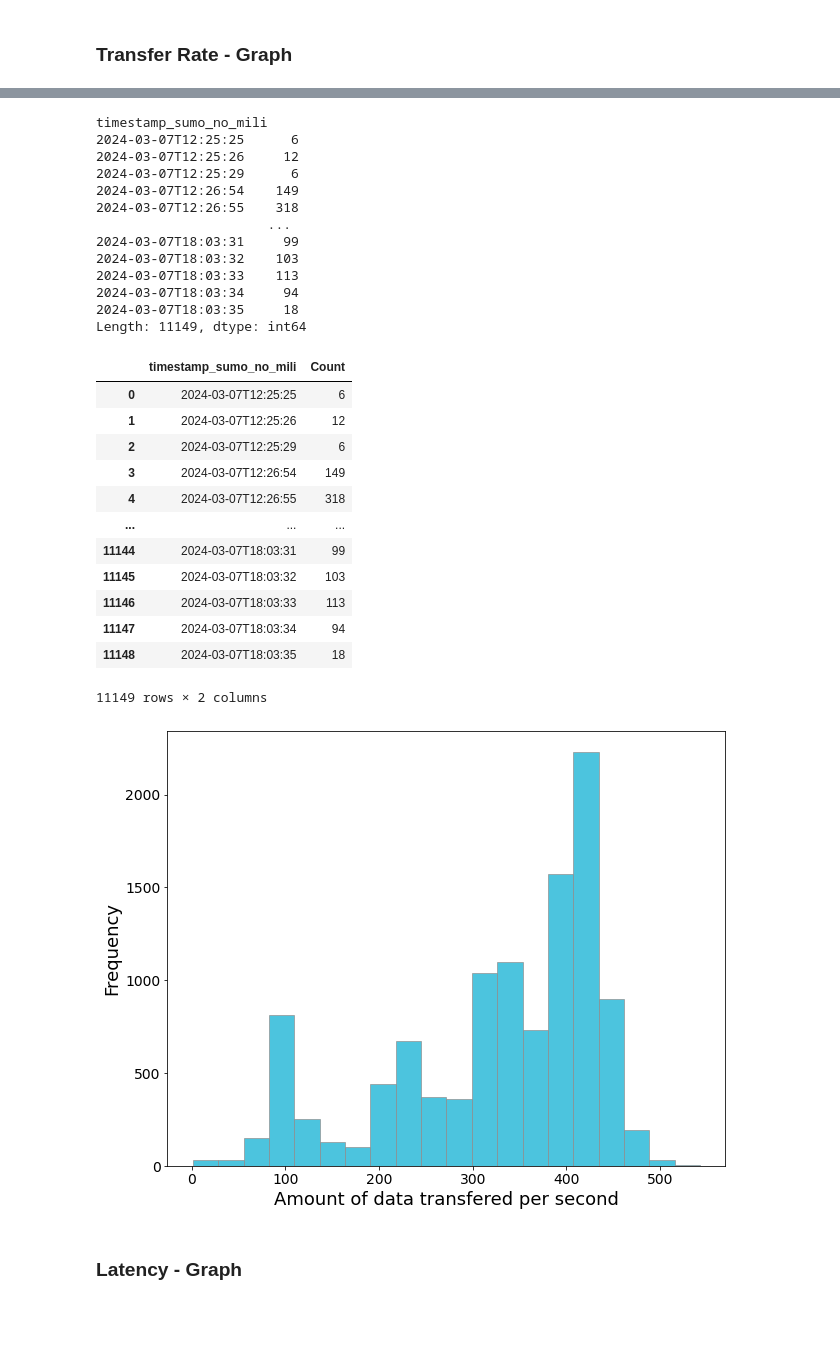
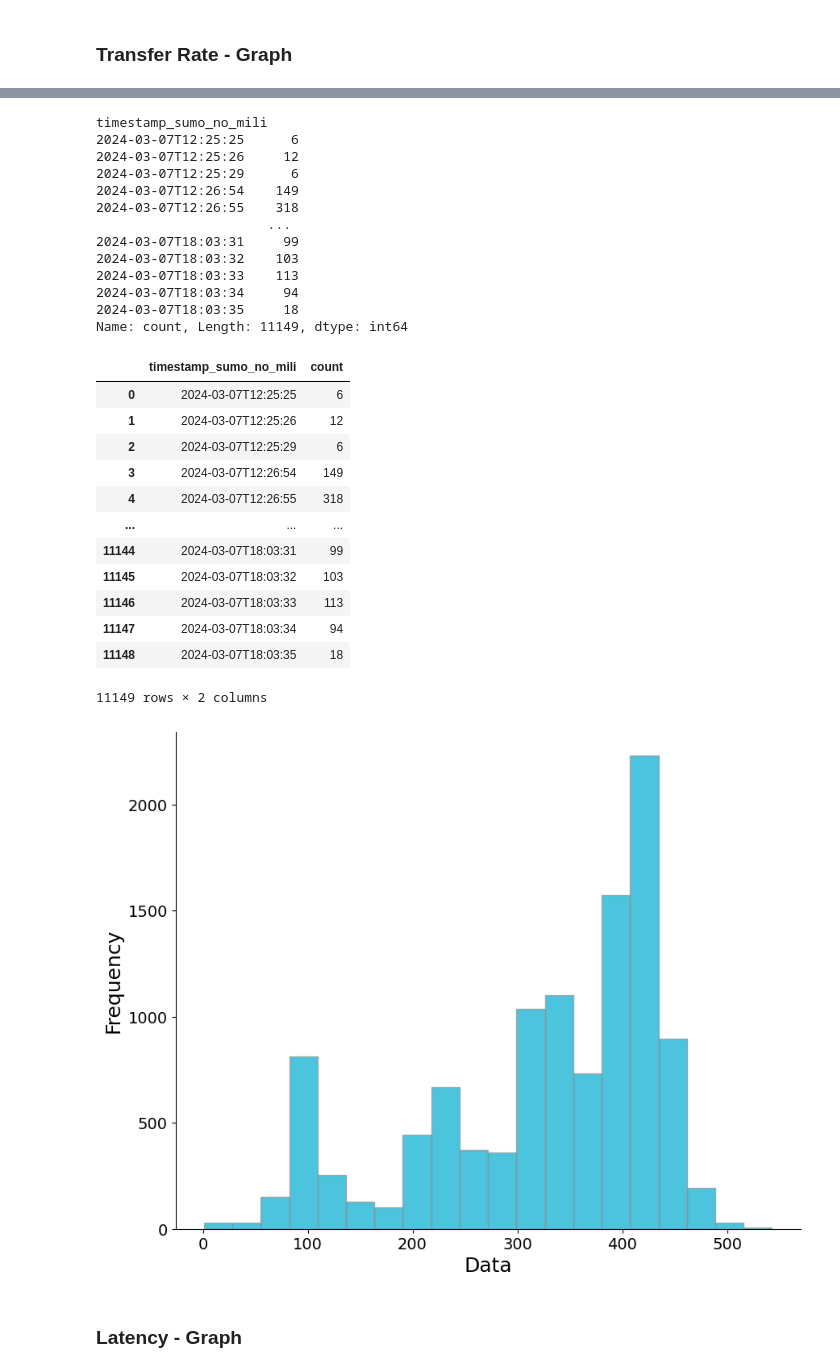
Before and after one commit to conect2ai/METROIND2024-performance-analysis-vehicles, a Jupyter notebook: performance_analysis.ipynb, the cells around one changed output, grey strips where cells are left out. Cells and saved outputs as stored; diff of their text form; code cells hidden in the pictures; blank space fills up the shorter version.

Commit message:
update graphs

```diff
--- a/performance_analysis.ipynb
+++ b/performance_analysis.ipynb
@@ -208,9 +202,11 @@ for index, data in enumerate(dfs):
 3: Data transfer rate per second (average): 289.857
 # %% [markdown]
 ### Transfer Rate - Graph
+# %%
+df["timestamp_sumo"] = df["timestamp_sumo"].apply(lambda x: x if "." in x else x+".000")
 # %%
 df['timestamp_sumo'] = pd.to_datetime(df['timestamp_sumo'])
-df['timestamp_sumo_no_mili'] = df['timestamp_sumo'].dt.strftime('%Y-%m-%dT%H:%M:%S.%f')
+df['timestamp_sumo_no_mili'] = df['timestamp_sumo'].dt.strftime('%Y-%m-%dT%H:%M:%S')
 df_taxa = df.value_counts('timestamp_sumo_no_mili')
 df_taxa
 # %% [output]
@@ -234,14 +239,14 @@ timestamp_sumo_no_mili
 2024-03-07T18:03:33    113
 2024-03-07T18:03:34     94
 2024-03-07T18:03:35     18
-Length: 11149, dtype: int64
+Name: count, Length: 11149, dtype: int64
 # %%
 df_hist_taxa = pd.DataFrame(df_taxa)
 df_hist_taxa.reset_index(inplace=True)
 df_hist_taxa.rename(columns={0: 'Count'}, inplace=True)
 df_hist_taxa
 # %% [output]
-|  | timestamp_sumo_no_mili | Count |
+|  | timestamp_sumo_no_mili | count |
 | 0 | 2024-03-07T12:25:25 | 6 |
 | 1 | 2024-03-07T12:25:26 | 12 |
 | 2 | 2024-03-07T12:25:29 | 6 |
@@ -255,18 +260,21 @@ df_hist_taxa
 | 11148 | 2024-03-07T18:03:35 | 18 |
 11149 rows × 2 columns
 # %%
-plt.figure(figsize=(10, 8))
-plt.hist(df_hist_taxa['Count'], bins=20, color='#00abd0', edgecolor='#929292', alpha=0.7)
+fig, ax = plt.subplots(figsize=(10, 8))
+ax.hist(df_hist_taxa['count'], bins=20, color='#00abd0', edgecolor='#929292', alpha=0.7)
 
-plt.xlabel('Amount of data transfered per second', fontsize=18)
-plt.ylabel('Frequency', fontsize=18)
+ax.spines["right"].set_visible(False)
+ax.spines["top"].set_visible(False)
+
+ax.set_xlabel('Data', fontsize=18)
+ax.set_ylabel('Frequency', fontsize=18)
 
 plt.xticks(fontsize=14)
 plt.yticks(fontsize=14)
 
-plt.savefig('transfer-rate-graph.png', dpi=300)
+plt.savefig('./figures/transfer-rate-graph.png', dpi=300)
 plt.show()
 # %% [output]
-[figure, old version]
+[figure, new version]
 # %% [markdown]
 ### Latency - Graph
```
Also changed, not shown: parts of 4 cells of this notebook.
